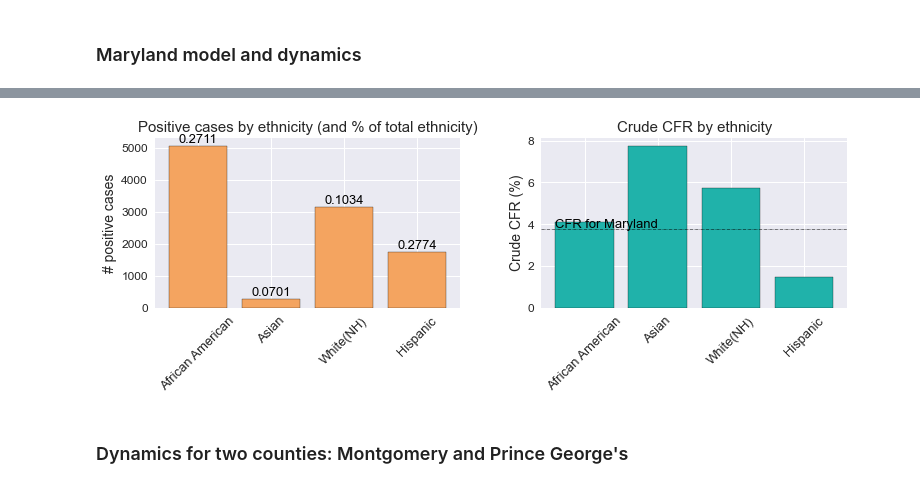
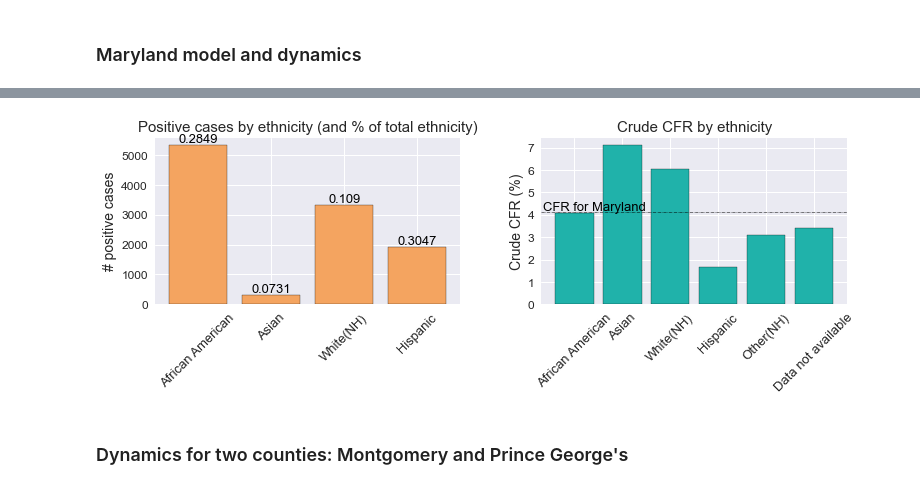
Before and after one commit to akonstodata/md_county_covid, a Jupyter notebook: code/MD_COVID_Dynamics_model_choose.ipynb, the cells around one changed output, grey strips where cells are left out. Drawn from its saved outputs; the diff is of its cells as text; code cells hidden in the pictures.

```diff
--- a/code/MD_COVID_Dynamics_model_choose.ipynb
+++ b/code/MD_COVID_Dynamics_model_choose.ipynb
@@ -436,16 +435,19 @@ cfr_male = round(md_d_today["Male"]/male_pos_num*100,4)
 
 # ethnic diffs
 ethnicity=["AA","Asian","White","Hispanic"]
-ethnicity_stats = pd.DataFrame(index=ethnicity,columns=["pos","deaths","pos_percent","cfr"])
-for item in ethnicity:
+ethnicity_plus=["AA","Asian","White","Hispanic","Other","Data not available"]
+ethnicity_stats = pd.DataFrame(index=ethnicity_plus,columns=["pos","deaths","pos_percent","cfr"])
+for item in ethnicity_plus:
     item_pos_num = md_p_today[item]
     item_d_num = md_d_today[item]
-    item_pop = md_pop.loc[item]["Population_2019"]
-    item_pos_percent = round(item_pos_num/item_pop*100,4)
+    if item in ethnicity:
+        item_pop = md_pop.loc[item]["Population_2019"]
+        item_pos_percent = round(item_pos_num/item_pop*100,4)
     item_cfr = round(item_d_num/item_pos_num*100,4)
     ethnicity_stats.loc[item,"pos"]=item_pos_num
     ethnicity_stats.loc[item,"deaths"]=item_d_num
-    ethnicity_stats.loc[item,"pos_percent"]=item_pos_percent
+    if item in ethnicity:
+        ethnicity_stats.loc[item,"pos_percent"]=item_pos_percent
     ethnicity_stats.loc[item,"cfr"]=item_cfr
 # %%
 ethnicity_stats
@@ -494,39 +498,39 @@ plt.subplots_adjust(top=1)
 fig = plt.figure(figsize=(16,10));
 
 ax = fig.add_subplot(331)
-plt.bar([0,1,2,3],ethnicity_stats["pos"],color=['sandybrown'],edgecolor='Black')
+plt.bar([0,1,2,3],ethnicity_stats["pos"][0:4],color=['sandybrown'],edgecolor='Black')
 
 plt.ylabel("# positive cases",fontsize=14)
 plt.yticks(fontsize=12)
 
 plt.text(0,ethnicity_stats.loc["AA"]["pos"],str(ethnicity_stats.loc["AA"]["pos_percent"]),rotation=0,color='black',fontsize = 13,verticalalignment='bottom',horizontalalignment='center')
 plt.text(1,ethnicity_stats.loc["Asian"]["pos"],str(ethnicity_stats.loc["Asian"]["pos_percent"]),rotation=0,color='black',fontsize = 13,verticalalignment='bottom',horizontalalignment='center')
 plt.text(2,ethnicity_stats.loc["White"]["pos"],str(ethnicity_stats.loc["White"]["pos_percent"]),rotation=0,color='black',fontsize = 13,verticalalignment='bottom',horizontalalignment='center')
 plt.text(3,ethnicity_stats.loc["Hispanic"]["pos"],str(ethnicity_stats.loc["Hispanic"]["pos_percent"]),rotation=0,color='black',fontsize = 13,verticalalignment='bottom',horizontalalignment='center')
 
 #plt.text(1,male_pos_num,male_text,rotation=0,color='black',fontsize = 13,verticalalignment='bottom',horizontalalignment='center')
 
 plt.xticks([0,1,2,3],["African American", "Asian", "White(NH)","Hispanic"],rotation=45,fontsize=13)
 plt.title("Positive cases by ethnicity (and % of total ethnicity)",fontsize=15)
 
 ax = fig.add_subplot(332)
-plt.bar([0,1,2,3],ethnicity_stats["cfr"],color=['LightSeaGreen'],edgecolor='Black')
+plt.bar([0,1,2,3,4,5],ethnicity_stats["cfr"],color=['LightSeaGreen'],edgecolor='Black')
 
 plt.ylabel("Crude CFR (%)",fontsize=14)
 plt.yticks(fontsize=12)
 
 plt.axhline(y=h_d.iloc[-1]["Percent"],color='black', linewidth=0.5,linestyle='-.');
-plt.text(1,h_d.iloc[-1]["Percent"]+0.2,"CFR for Maryland",rotation=0,color='black',fontsize = 13,verticalalignment='center',horizontalalignment='right')
+plt.text(1.5,h_d.iloc[-1]["Percent"]+0.2,"CFR for Maryland",rotation=0,color='black',fontsize = 13,verticalalignment='center',horizontalalignment='right')
 #plt.text(1,male_pos_num,male_text,rotation=0,color='black',fontsize = 13,verticalalignment='bottom',horizontalalignment='center')
 
-plt.xticks([0,1,2,3],["African American", "Asian", "White(NH)","Hispanic"],rotation=45,fontsize=13)
+plt.xticks([0,1,2,3,4,5],["African American", "Asian", "White(NH)","Hispanic", "Other(NH)", "Data not available"],rotation=45,fontsize=13)
 plt.title("Crude CFR by ethnicity",fontsize=15)
 
 plt.tight_layout()
 plt.subplots_adjust(top=1)
 #plt.savefig('MD_COVID_types.png')
 # %% [output]
-[figure, old version]
+[figure, new version]
 # %% [markdown]
 ### Dynamics for two counties: Montgomery and Prince George's
 # %%
```
Also changed, not shown: parts of 17 cells of this notebook, 9 other files.
